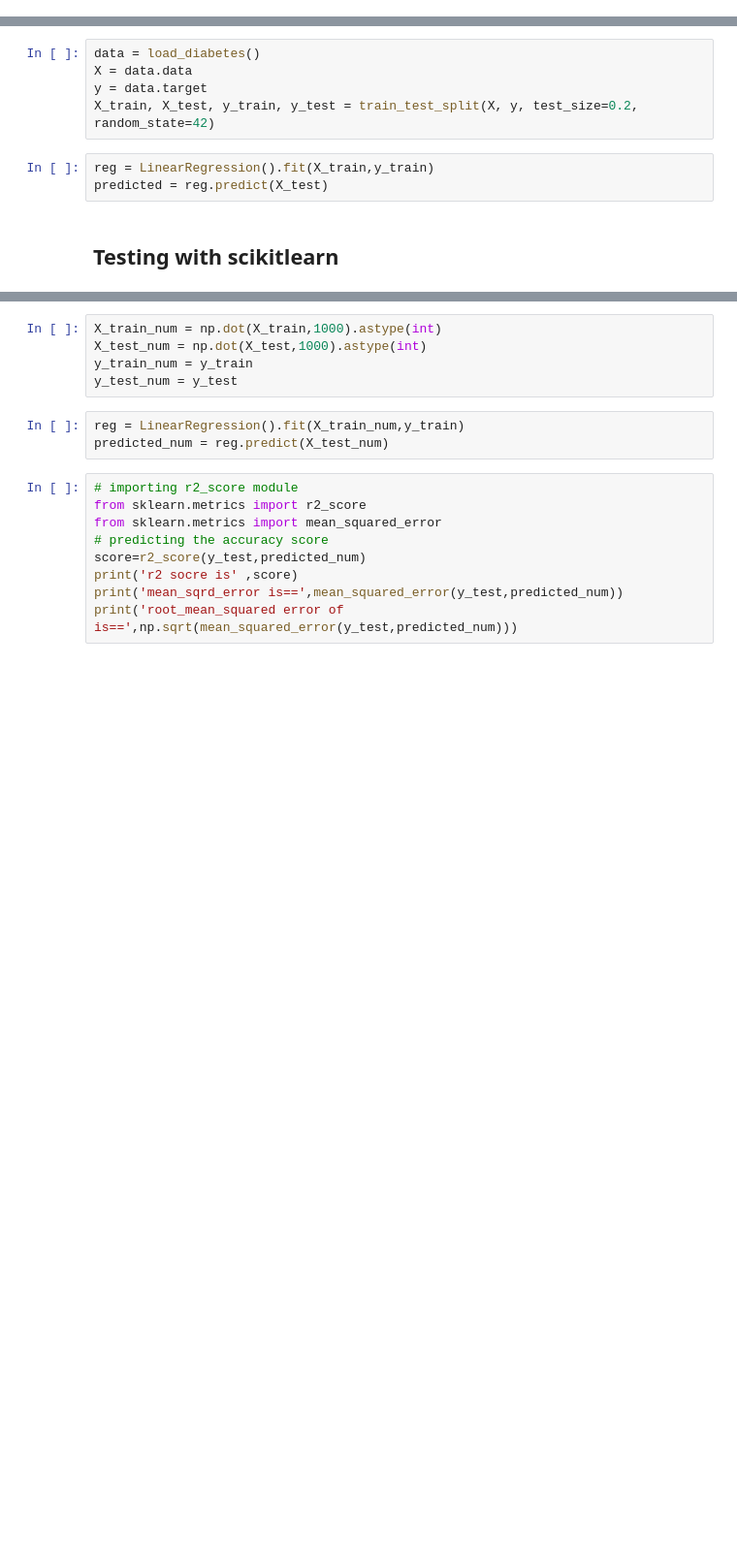
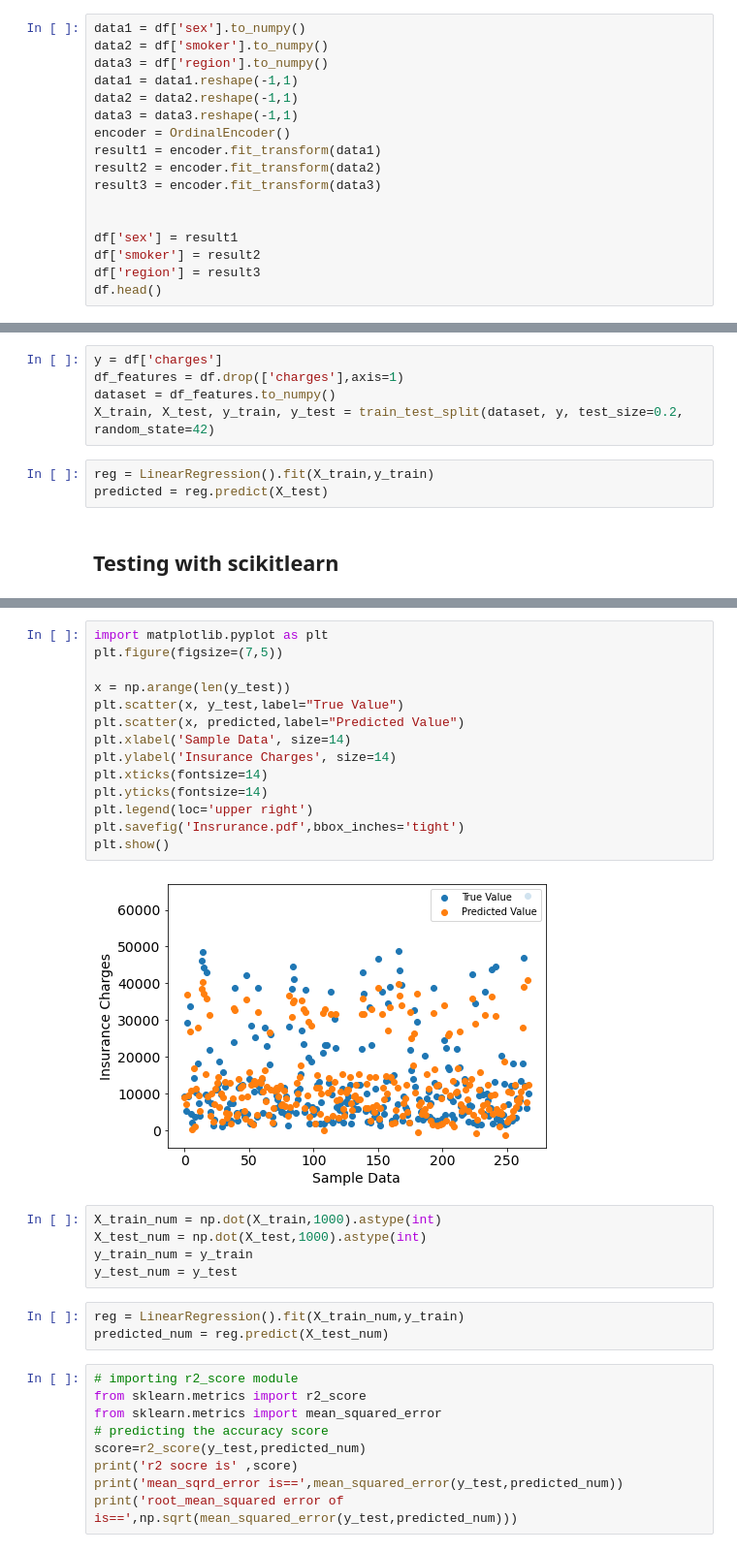
Before and after one commit to syber2020/Linear-Regression-in-Blockhchain, a Jupyter notebook: LR-Python-Web3/MLR/new-codes/LR-CODE-Insurance.ipynb, the cells around one changed output, grey strips where cells are left out. Shown at 97% size. Drawn from its saved outputs; the diff is of its cells as text; blank space fills up the shorter version.

```diff
--- a/LR-Python-Web3/MLR/new-codes/LR-CODE-Insurance.ipynb
+++ b/LR-Python-Web3/MLR/new-codes/LR-CODE-Insurance.ipynb
@@ -22,3 +25,20 @@ df
 | 1336 | 21 | female | 25.800 | 0 | no | southwest | 2007.94500 |
 | 1337 | 61 | female | 29.070 | 0 | yes | northwest | 29141.36030 |
 1338 rows × 7 columns
+# %%
+data1 = df['sex'].to_numpy()
+data2 = df['smoker'].to_numpy()
+data3 = df['region'].to_numpy()
+data1 = data1.reshape(-1,1)
+data2 = data2.reshape(-1,1)
+data3 = data3.reshape(-1,1)
+encoder = OrdinalEncoder()
+result1 = encoder.fit_transform(data1)
+result2 = encoder.fit_transform(data2)
+result3 = encoder.fit_transform(data3)
+
+
+df['sex'] = result1
+df['smoker'] = result2
+df['region'] = result3
+df.head()
@@ -25,8 +67,8 @@ df
 # %%
-data = load_diabetes()
-X = data.data
-y = data.target
-X_train, X_test, y_train, y_test = train_test_split(X, y, test_size=0.2, random_state=42)
+y = df['charges']
+df_features = df.drop(['charges'],axis=1)
+dataset = df_features.to_numpy()
+X_train, X_test, y_train, y_test = train_test_split(dataset, y, test_size=0.2, random_state=42)
 # %%
 reg = LinearRegression().fit(X_train,y_train)
 predicted = reg.predict(X_test)
@@ -48,3 +90,19 @@ root_mean_squared error of is== 53.8532569849144
+# %%
+import matplotlib.pyplot as plt
+plt.figure(figsize=(7,5))
+
+x = np.arange(len(y_test))
+plt.scatter(x, y_test,label="True Value")
+plt.scatter(x, predicted,label="Predicted Value")
+plt.xlabel('Sample Data', size=14)
+plt.ylabel('Insurance Charges', size=14)
+plt.xticks(fontsize=14)
+plt.yticks(fontsize=14)
+plt.legend(loc='upper right')
+plt.savefig('Insrurance.pdf',bbox_inches='tight')
+plt.show()
+# %% [output]
+[figure, added]
 # %%
 X_train_num = np.dot(X_train,1000).astype(int)
 X_test_num = np.dot(X_test,1000).astype(int)
```
Also changed, not shown: parts of 10 cells of this notebook, 13 other files.
